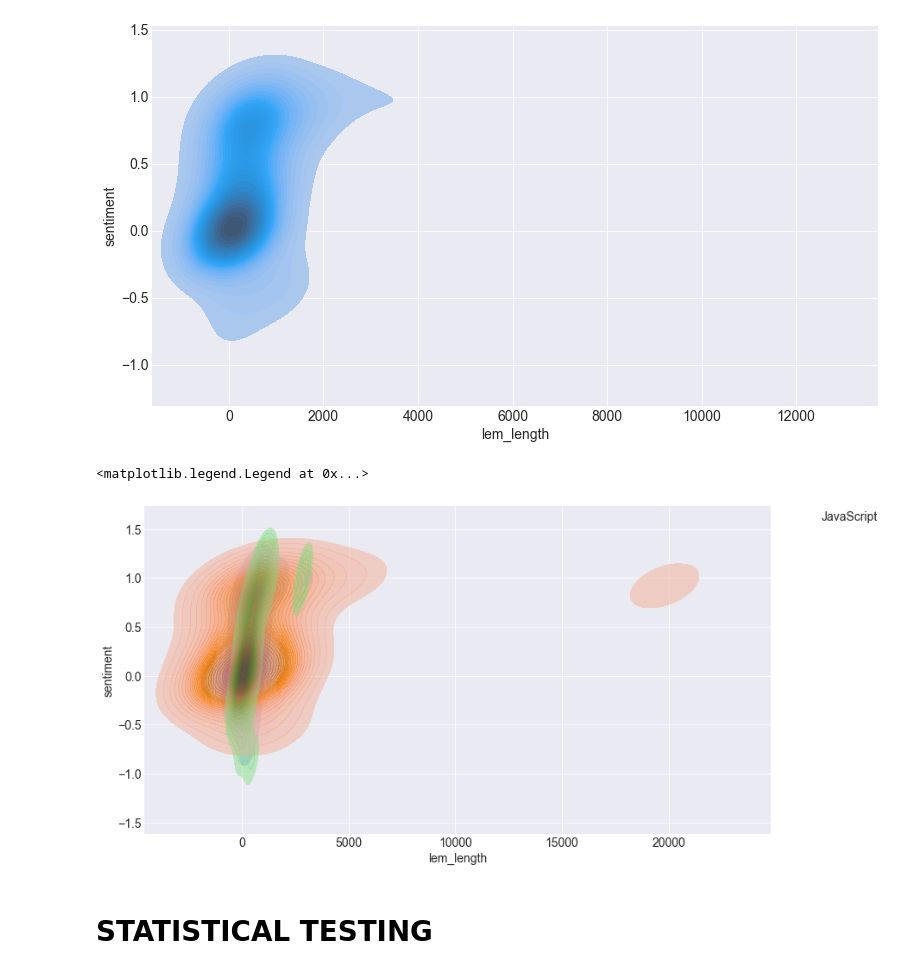
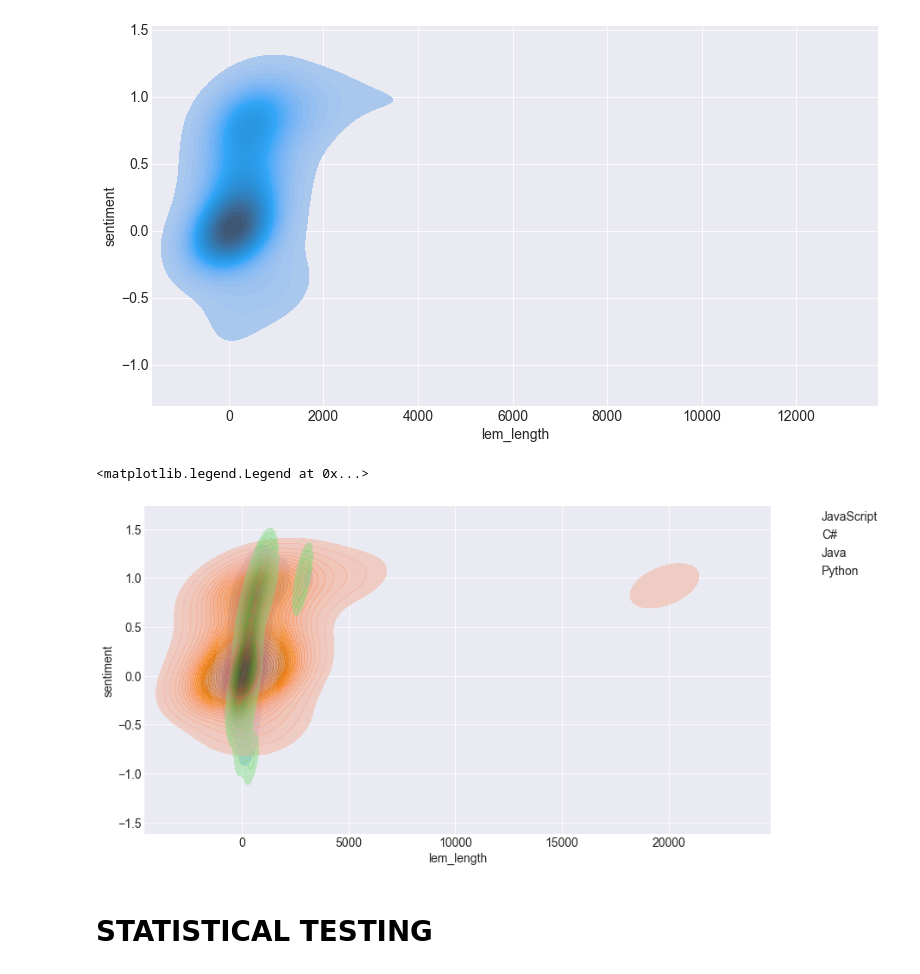
Before and after one commit to Codeup-Mirzakhani-Group1-NLP-Project/Codeup-Mirzakhani-GitHub-Scrape-NLP-Project, a Jupyter notebook: justin_docs/Justin_project_working.ipynb, the cells around one changed output. Saved outputs shown, nothing was run; the diff lists cells and outputs as text; code cells hidden in the pictures.

```diff
--- a/justin_docs/Justin_project_working.ipynb
+++ b/justin_docs/Justin_project_working.ipynb
@@ -859,30 +946,30 @@ sns.kdeplot(
 # %%
 # Bivariate KDE plot for message_length vs sentiment score
 sns.kdeplot(
     df[df.language == 'JavaScript'].lem_length,
     df[df.language == 'JavaScript'].sentiment,
-    levels = 30, shade = True, alpha=0.80);
+    levels = 30, shade = True, alpha=0.80, label = 'JavaScript');
     #palette=["rocket"], as_cmap=True, label='JavaScript');
 sns.kdeplot(
     df[df.language == 'C#'].lem_length,
     df[df.language == 'C#'].sentiment,
-    levels = 30, shade = True, alpha=0.60);
+    levels = 30, shade = True, alpha=0.60, label = 'C#');
     #palette=["mako"], as_cmap=True, label='C#');
 sns.kdeplot(
     df[df.language == 'Java'].lem_length,
     df[df.language == 'Java'].sentiment,
-    levels = 30, shade = True, alpha=0.40);
+    levels = 30, shade = True, alpha=0.40, label = 'Java');
     #palette=["flare"], as_cmap=True, label='Java');
 sns.kdeplot(
     df[df.language == 'Python'].lem_length,
     df[df.language == 'Python'].sentiment,
-    levels = 30, shade = True, alpha=0.20)
+    levels = 30, shade = True, alpha=0.20, label = 'Python')
     #palette=["crest"], as_cmap=True, label='Python')
 
 plt.legend(bbox_to_anchor=(1.02, 1), loc='upper left', borderaxespad=0)
 # %% [output]
 <matplotlib.legend.Legend at 0x...>
-[figure, old version]
+[figure, new version]
 # %% [markdown]
 # STATISTICAL TESTING
 # %% [markdown]
```
Also changed, not shown: parts of 49 cells of this notebook.
